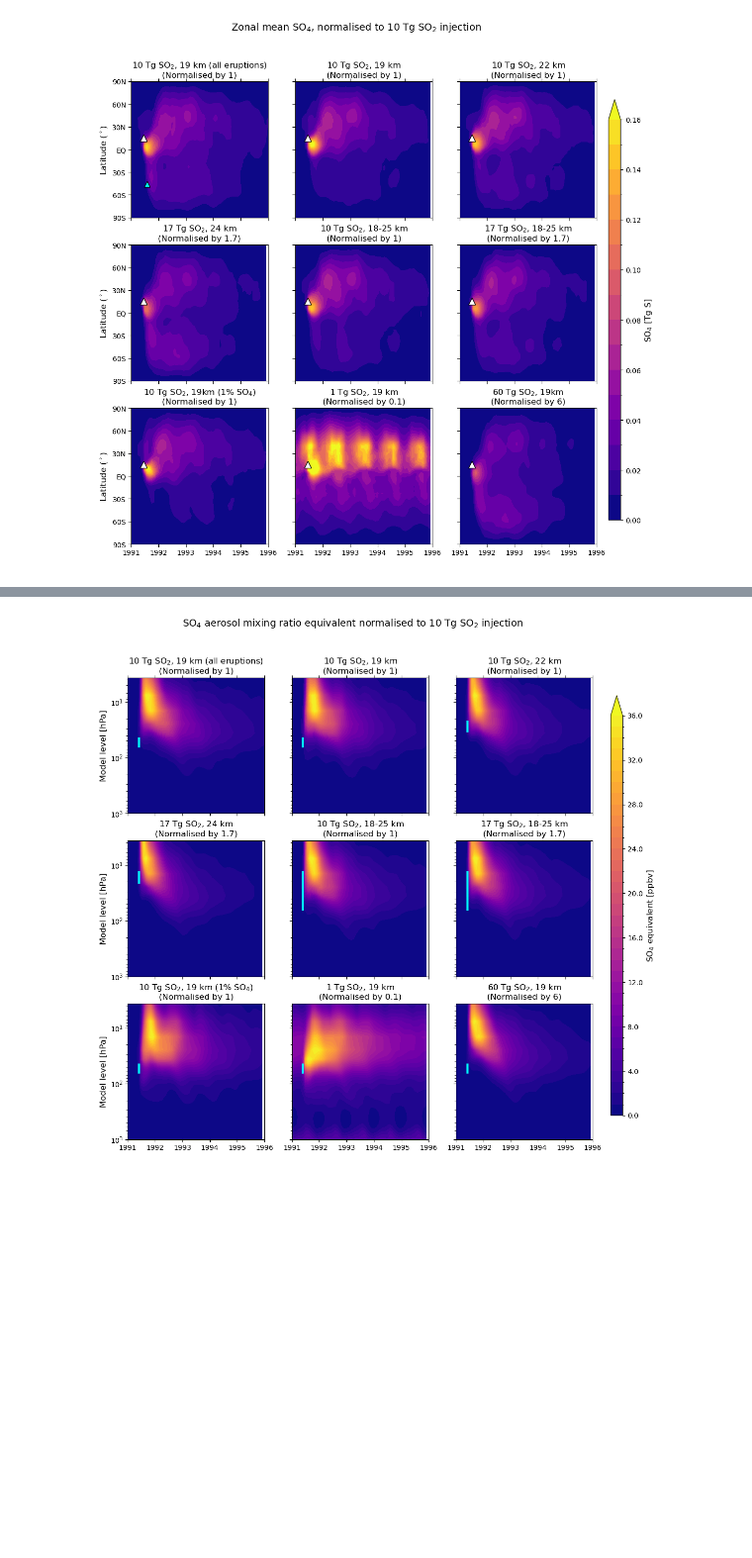
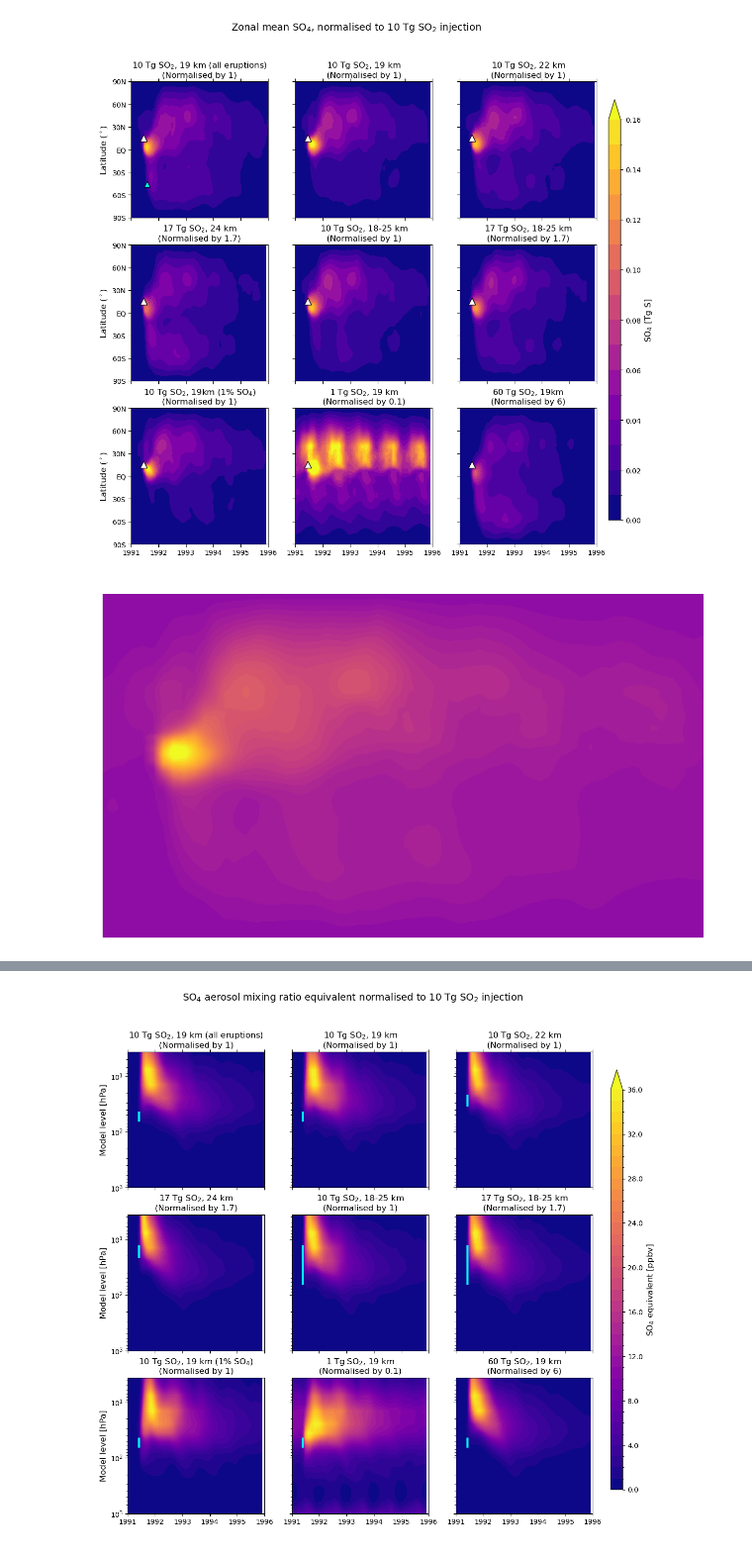
Before and after one commit to EliHHogemo/master_thesis, a Jupyter notebook: sulfur_pinatubo.ipynb, the cells around one changed output, grey strips where cells are left out. Shown at 99% size. Drawn from its saved outputs; the diff is of its cells as text; code cells hidden in the pictures; blank space fills up the shorter version.

```diff
--- a/sulfur_pinatubo.ipynb
+++ b/sulfur_pinatubo.ipynb
@@ -986,7 +986,8 @@ def plot_so4_lat_time(
     title=None,
     scaling_factor=10,
     vmax=None,
-    nlevels=17
+    nlevels=17,
+    cmap="plasma"
 ):
     mmr_sulf = ds["mmr_SULFATE"].sel(time=slice(plot_period[0], plot_period[1]))
 
@@ -1025,7 +1026,7 @@ def plot_so4_lat_time(
         levels=levels,
         vmin=0,
         vmax=vmax_plot,
-        cmap="plasma",
+        cmap=cmap,
         add_colorbar=False,
         extend="max"
     )
@@ -1119,6 +1120,33 @@ fig.suptitle("Zonal mean SO$_4$, normalised to 10 Tg SO$_2$ injection", fontsize
 plt.show()
 # %% [output]
 [figure]
+# %%
+base = plt.cm.get_cmap("plasma")
+soft_cmap = mcolors.LinearSegmentedColormap.from_list(
+    "soft_RdPu",
+    base(np.linspace(0.3, 1, 256))
+)
+
+fig, ax = plt.subplots(figsize=(8, 4.5))
+
+im = plot_so4_lat_time(
+    mmr_SULFATE_19_c,
+    plot_period=("1991-01-01", "1996-01-01"),
+    ax=ax,
+    title=None,
+    scaling_factor=10,
+    vmax=0.16,
+    nlevels=40,
+    cmap=soft_cmap
+)
+
+
+ax.set_axis_off()
+
+plt.tight_layout(pad=0)
+plt.show()
+# %% [output]
+[figure, added]
 # %%
 def calculate_so4_hemispheric_table(
     ds,
```
Also changed, not shown: parts of 1 cell of this notebook, 4 other files.
